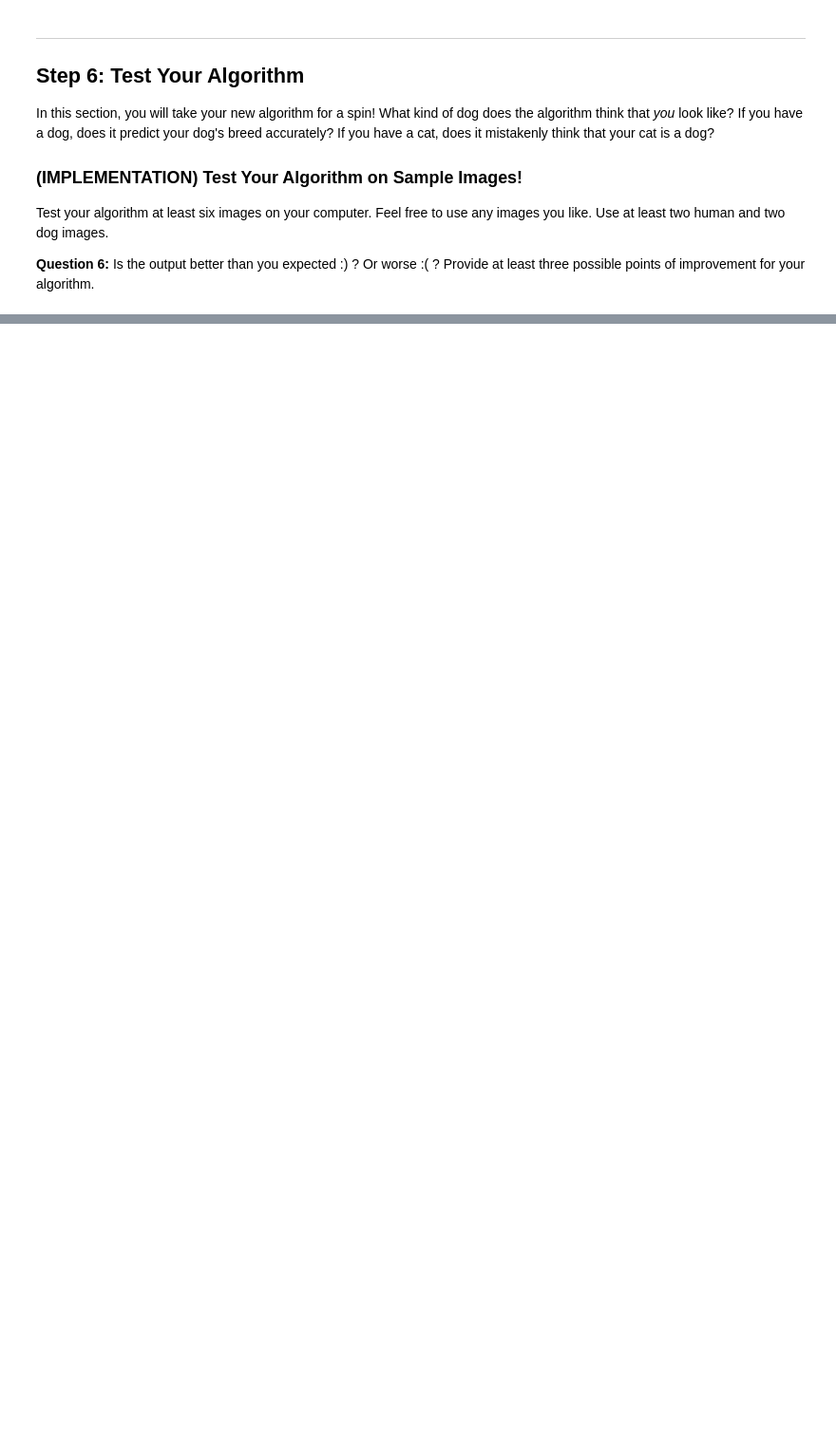
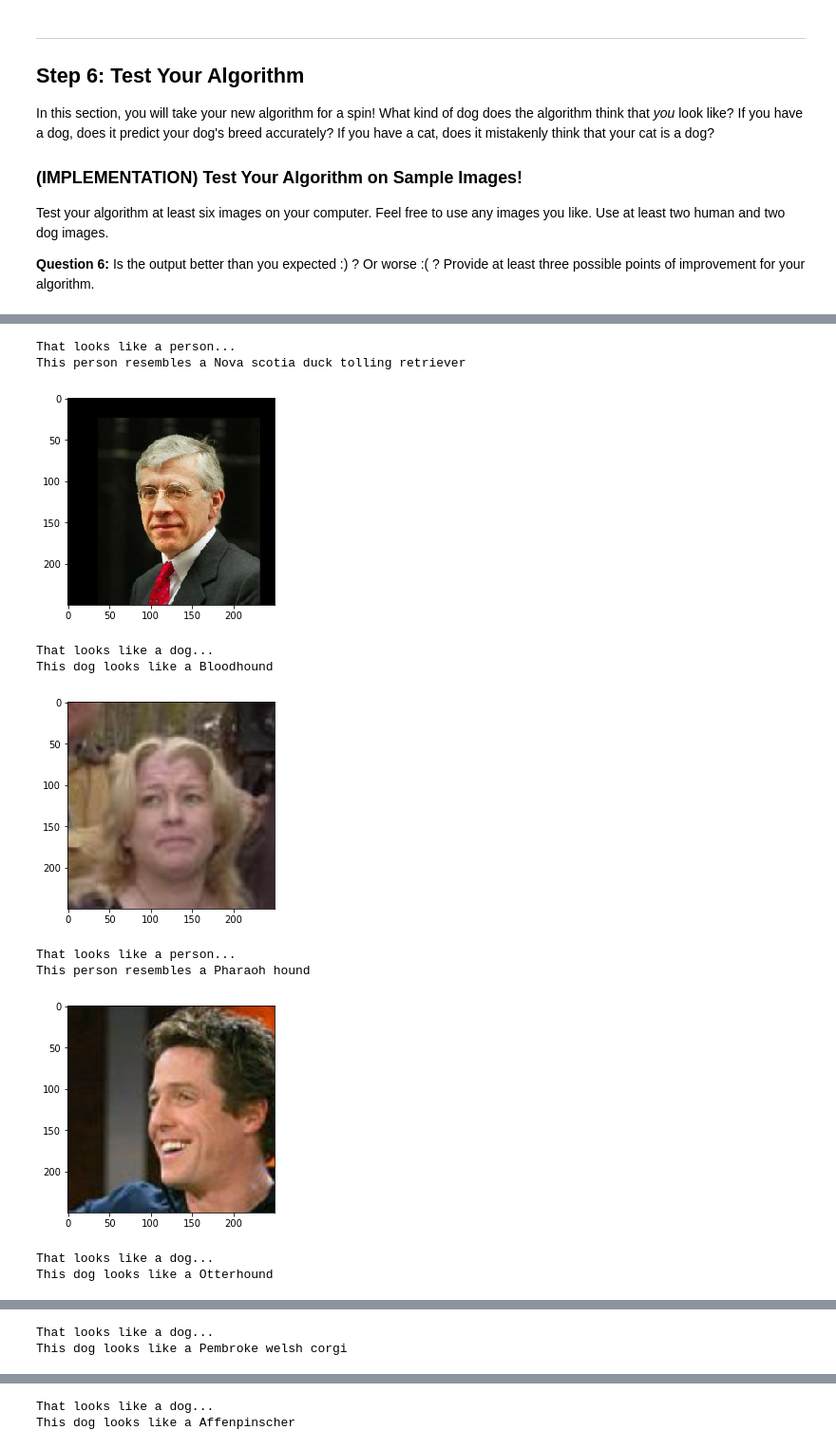
Before and after one commit to thomd/deep-learning-v2-pytorch, a Jupyter notebook: project-dog-classification/dog_app.ipynb, the cells around one changed output, grey strips where cells are left out. Shown at 95% size. Cells and saved outputs as stored; diff of their text form; code cells hidden in the pictures; blank space fills up the shorter version.

```diff
--- a/project-dog-classification/dog_app.ipynb
+++ b/project-dog-classification/dog_app.ipynb
@@ -785,13 +786,7 @@ class_names
 ### TODO: Write a function that takes a path to an image as input
 ### and returns the dog breed that is predicted by the model.
 
-class_names = [item[4:].replace("_", " ") for item in train_data.classes]
-
-def imshow(img):
-    img = (img - img.min()) / (img.max() - img.min())  # unnormalize
-    plt.imshow(np.transpose(img, (1, 2, 0)))           # convert from shape (3, 224, 224) to shape (224, 224, 3)
-
-#imshow(dog_img)
+class_names = [item[4:].replace("_", " ") for item in train_dataset.classes]
 
 def predict_breed_transfer(img_path):
 
@@ -813,9 +808,9 @@ def predict_breed_transfer(img_path):
         image = image.cuda()
 
     input = image.unsqueeze(0)              # add a batch dimension (torch.nn only supports inputs that are a mini-batch of samples)
-    output = model(input)
+    output = model_transfer(input)
     predictions = F.softmax(output, dim=1)
 
-    _, idx = predictions.max(dim=1)
+    _, prediction = predictions.max(dim=1)
 
-    return class_names[prediction.item()] #<-- is used to get the value from the predicted index
+    return class_names[prediction.item()]
@@ -877,22 +885,21 @@ __Answer:__ (Three possible points for improvement)
 # %%
 ## TODO: Execute your algorithm from Step 6 on
 ## at least 6 images on your computer.
 ## Feel free to use as many code cells as needed.
 
-## suggested code, below
+np.random.shuffle(human_files)
+np.random.shuffle(dog_files)
 for file in np.hstack((human_files[:3], dog_files[:3])):
     run_app(file)
-
-
-
-
-## TODO: Execute your algorithm from Step 6 on
-## at least 6 images on your computer.
-## Feel free to use as many code cells as needed.
-
-my_pics = np.array(glob("./images/MyFolder/*"))
-
-
-## suggested code, below
-for file in my_pics:
-    run_app(file)
+# %% [output]
+That looks like a person...
+This person resembles a Nova scotia duck tolling retriever
+[figure, added]
+That looks like a dog...
+This dog looks like a Bloodhound
+[figure, added]
+That looks like a person...
+This person resembles a Pharaoh hound
+[figure, added]
+That looks like a dog...
+This dog looks like a Otterhound
@@ -898,0 +907,2 @@ for file in my_pics:
+That looks like a dog...
+This dog looks like a Pembroke welsh corgi
@@ -898,0 +910,2 @@ for file in my_pics:
+That looks like a dog...
+This dog looks like a Affenpinscher
```
Also changed, not shown: parts of 10 cells of this notebook.
